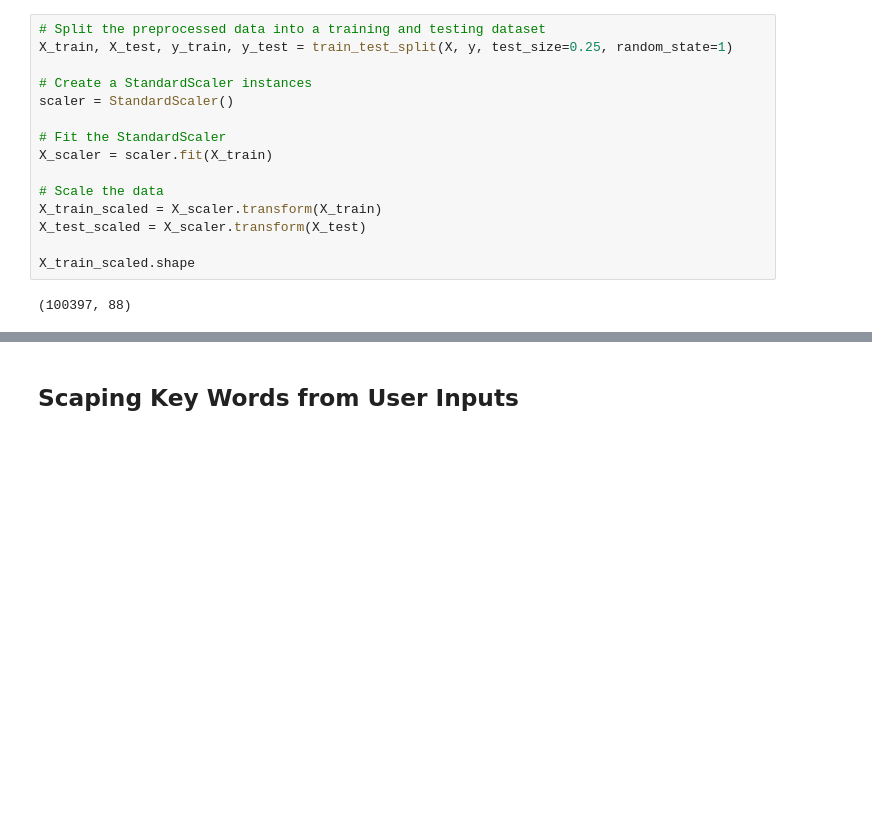
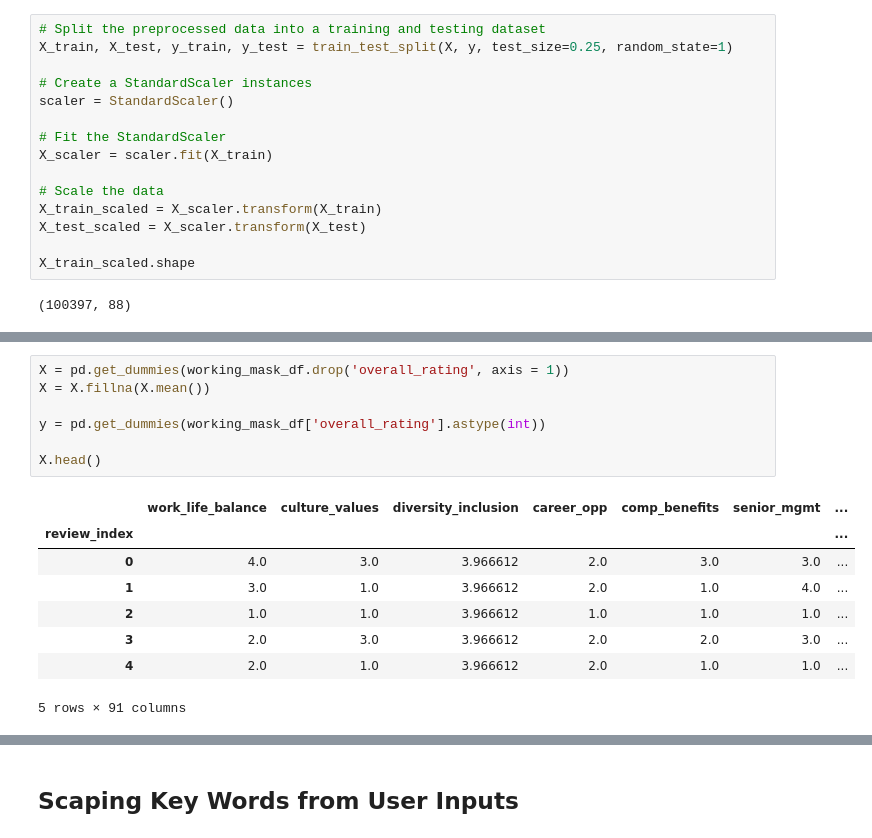
Before and after one commit to mlister3/job_satisfaction_neural_network, a Jupyter notebook: neural_network_predicting_job_happiness.ipynb, the cells around one changed output, grey strips where cells are left out. Cells and saved outputs as stored; diff of their text form; blank space fills up the shorter version.

```diff
--- a/neural_network_predicting_job_happiness.ipynb
+++ b/neural_network_predicting_job_happiness.ipynb
@@ -301,0 +279,16 @@ Half Hot Ended Mask NaN - Mean points delta actual value:  0.4334150599593593
+# %%
+X = pd.get_dummies(working_mask_df.drop('overall_rating', axis = 1))
+X = X.fillna(X.mean())
+
+y = pd.get_dummies(working_mask_df['overall_rating'].astype(int))
+
+X.head()
+# %% [output]
+|  | work_life_balance | culture_values | diversity_inclusion | career_opp | comp_benefits | senior_mgmt | ... |
+| review_index |  |  |  |  |  |  | ... |
+| 0 | 4.0 | 3.0 | 3.966612 | 2.0 | 3.0 | 3.0 | ... |
+| 1 | 3.0 | 1.0 | 3.966612 | 2.0 | 1.0 | 4.0 | ... |
+| 2 | 1.0 | 1.0 | 3.966612 | 1.0 | 1.0 | 1.0 | ... |
+| 3 | 2.0 | 3.0 | 3.966612 | 2.0 | 2.0 | 3.0 | ... |
+| 4 | 2.0 | 1.0 | 3.966612 | 2.0 | 1.0 | 1.0 | ... |
+5 rows × 91 columns
```
Also changed, not shown: parts of 33 cells of this notebook.
